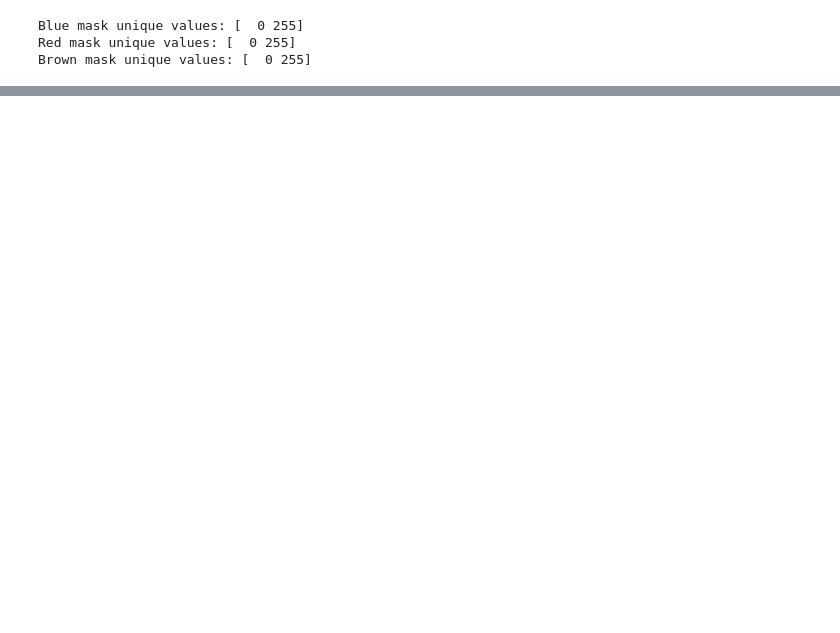
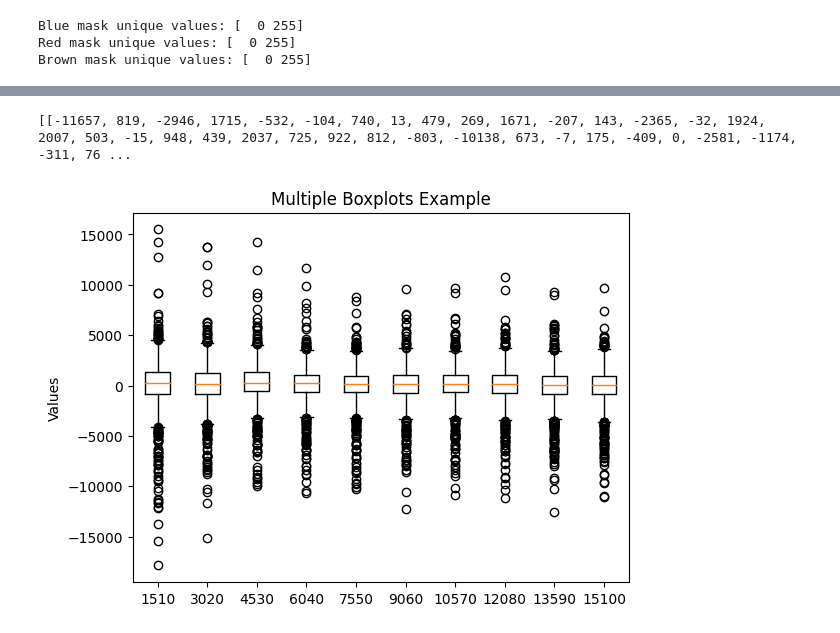
Before and after one commit to benwen321/benlabwork, a Jupyter notebook: plane_hsv_segmentation.ipynb, the cells around one changed output, grey strips where cells are left out. Drawn from its saved outputs; the diff is of its cells as text; code cells hidden in the pictures; blank space fills up the shorter version.

```diff
--- a/plane_hsv_segmentation.ipynb
+++ b/plane_hsv_segmentation.ipynb
@@ -596,0 +1484,46 @@ Brown mask unique values: [  0 255]
+# %%
+import matplotlib.pyplot as plt
+# pixel area correlation
+gt_path = r"\\10.99.68.178\ashleyex\Type_1_diabetes\HE2IHC\results\inferred_IHC\GT_IHC_hsv\logicals"
+synthetic_paths = [r"\\10.99.68.178\ashleyex\Type_1_diabetes\HE2IHC\results\inferred_IHC\iter_1510_hsv\logicals",
+                   r"\\10.99.68.178\ashleyex\Type_1_diabetes\HE2IHC\results\inferred_IHC\iter_3020_hsv\logicals" ,
+                   r"\\10.99.68.178\ashleyex\Type_1_diabetes\HE2IHC\results\inferred_IHC\iter_4530_hsv\logicals",
+                   r"\\10.99.68.178\ashleyex\Type_1_diabetes\HE2IHC\results\inferred_IHC\iter_6040_hsv\logicals",
+                    r"\\10.99.68.178\ashleyex\Type_1_diabetes\HE2IHC\results\inferred_IHC\iter_7550_hsv\logicals",
+                   r"\\10.99.68.178\ashleyex\Type_1_diabetes\HE2IHC\results\inferred_IHC\iter_9060_hsv\logicals",
+                   r"\\10.99.68.178\ashleyex\Type_1_diabetes\HE2IHC\results\inferred_IHC\iter_10570_hsv\logicals",
+                   r"\\10.99.68.178\ashleyex\Type_1_diabetes\HE2IHC\results\inferred_IHC\iter_12080_hsv\logicals",
+                   r"\\10.99.68.178\ashleyex\Type_1_diabetes\HE2IHC\results\inferred_IHC\iter_13590_hsv\logicals",
+                   r"\\10.99.68.178\ashleyex\Type_1_diabetes\HE2IHC\results\inferred_IHC\iter_15100_hsv\logicals",]
+only_files = [f for f in listdir(gt_path) if isfile(join(gt_path, f))]
+
+x = list(range(1, len(only_files) + 1))
+y_coords = [[],[],[],[],[],[],[],[],[],[]]
+index = 0
+for syn_path in synthetic_paths:
+    for read_path in only_files:
+        final_gt_path = join(gt_path, read_path)
+        final_synthetic_path = join(syn_path, read_path.replace('.png', '_inferred.png'))
+        #print(f"Processing {final_synthetic_path}")  # Debugging line to print the file path being processed
+        gt_img = cv2.imread(final_gt_path, cv2.IMREAD_GRAYSCALE)
+        syn_img = cv2.imread(final_synthetic_path, cv2.IMREAD_GRAYSCALE)
+        gt_pixel_count = np.count_nonzero(gt_img == 2)
+        syn_pixel_count = np.count_nonzero(syn_img == 2)
+        difference = gt_pixel_count - syn_pixel_count
+        #print("index ", index, " ", difference)
+        y_coords[index].append(difference)
+    index = index + 1
+# %%
+print(y_coords)
+# Creating the boxplot
+plt.boxplot(y_coords, labels=['1510', '3020', '4530', '6040', '7550', '9060', '10570', '12080', '13590', '15100'])
+#plt.yscale('symlog', linthresh=1)
+# Adding title and labels
+plt.title("Multiple Boxplots Example")
+plt.ylabel("Values")
+
+# Show plot
+plt.show()
+# %% [output]
+[[-11657, 819, -2946, 1715, -532, -104, 740, 13, 479, 269, 1671, -207, 143, -2365, -32, 1924, 2007, 503, -15, 948, 439, 2037, 725, 922, 812, -803, -10138, 673, -7, 175, -409, 0, -2581, -1174, -311, 76 ...
+[figure, added]
```
Also changed, not shown: parts of 14 cells of this notebook, 2 other files.
